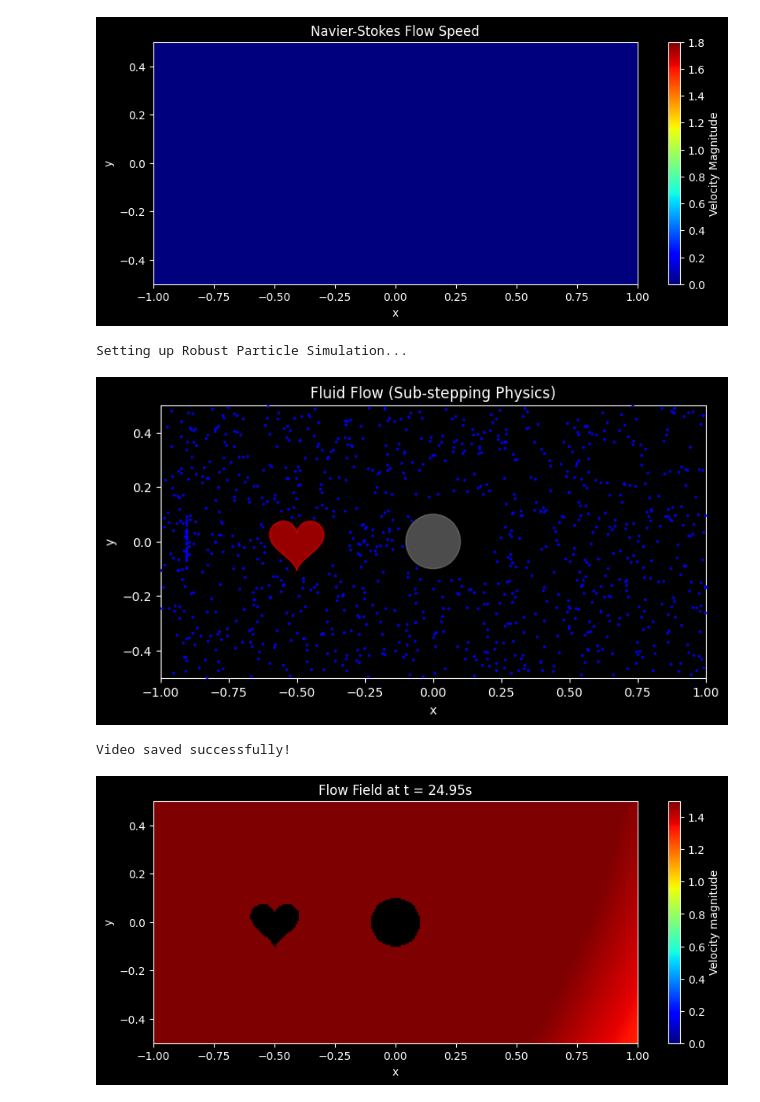
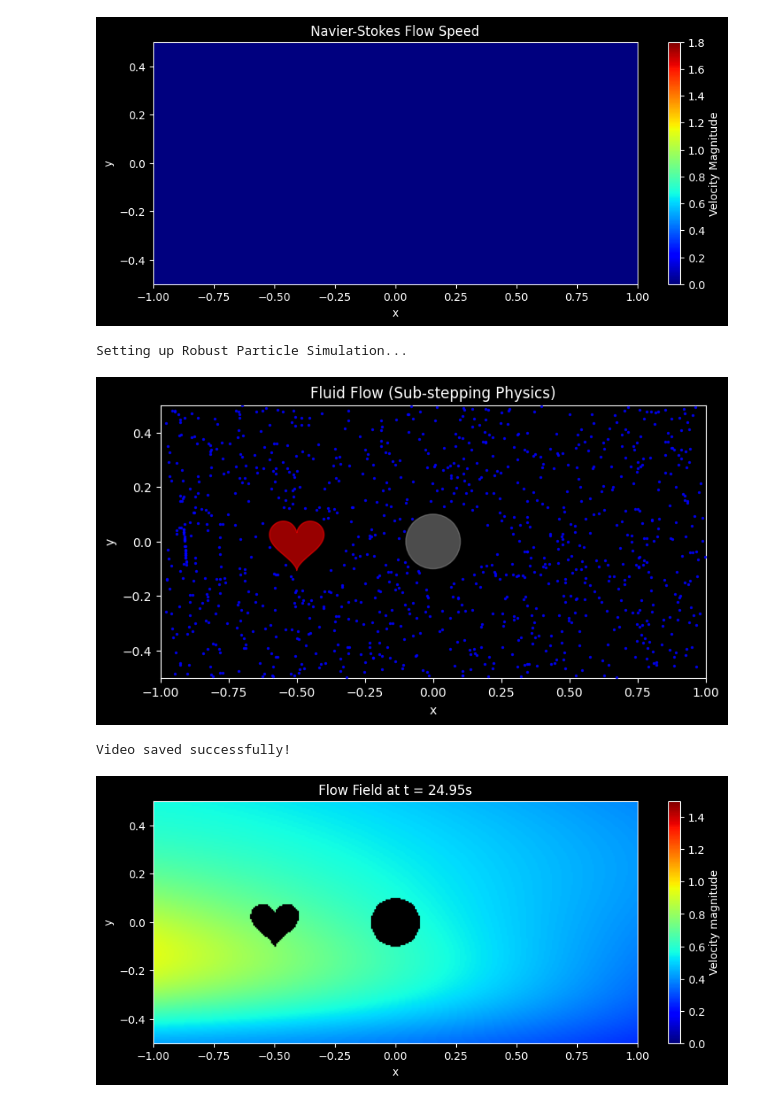
Before and after one commit to Andreea720/challenge_Navier_Stokes_ResNet, a Jupyter notebook: navier_stokes.ipynb, the cells around one changed output. Drawn from its saved outputs; the diff is of its cells as text; code cells hidden in the pictures.

```diff
--- a/navier_stokes.ipynb
+++ b/navier_stokes.ipynb
@@ -165,6 +165,6 @@ model = dde.Model(data, net)
 # %%
 # Compile and train
 model.compile("adam", lr=1e-3)
-losshistory, train_state = model.train(epochs=1000)
+losshistory, train_state = model.train(epochs=7000)
 # %% [output]
 Compiling model...
@@ -361,35 +361,35 @@ def update(frame):
         vel = model.predict(X_in)
         u = vel[:, 0]
         v = vel[:, 1]
 
         # 2. Move particles by a TINY amount
         p_x += u * dt
         p_y += v * dt
 
         # 3. Check for Collisions IMMEDIATELY
         hit_cyl = check_cylinder_hit(p_x, p_y)
         hit_hrt = check_heart_hit(p_x, p_y)
         hit_out = p_x > L / 2
         hit_wall = (p_y > D / 2) | (p_y < -D / 2)
 
         mask_reset = hit_cyl | hit_hrt | hit_out | hit_wall
 
         # 4. Reset crashed particles immediately so they don't go deeper
         if np.any(mask_reset):
             n = np.sum(mask_reset)
             p_x[mask_reset] = -L / 2 + np.random.uniform(0, 0.05, n)
             p_y[mask_reset] = np.random.uniform(-D / 2, D / 2, n)
 
     # Update plot after the 5 small steps are done
     particles_plot.set_offsets(np.c_[p_x, p_y])
     return particles_plot,
 
 
-ani = FuncAnimation(fig, update, frames=200, interval=30, blit=True)
+ani = FuncAnimation(fig, update, frames=1000, interval=30, blit=True)
 plt.show()
 # %% [output]
 Setting up Robust Particle Simulation...
-[figure, old version]
+[figure, new version]
 # %%
 import matplotlib.pyplot as plt
 from matplotlib.animation import FuncAnimation, FFMpegWriter
@@ -466,7 +466,7 @@ except Exception as e:
 plt.show()
 # %% [output]
 Video saved successfully!
-[figure, old version]
+[figure, new version]
 # %%
 def update(frame):
     ax.clear()
```
Also changed, not shown: parts of 2 cells of this notebook.
